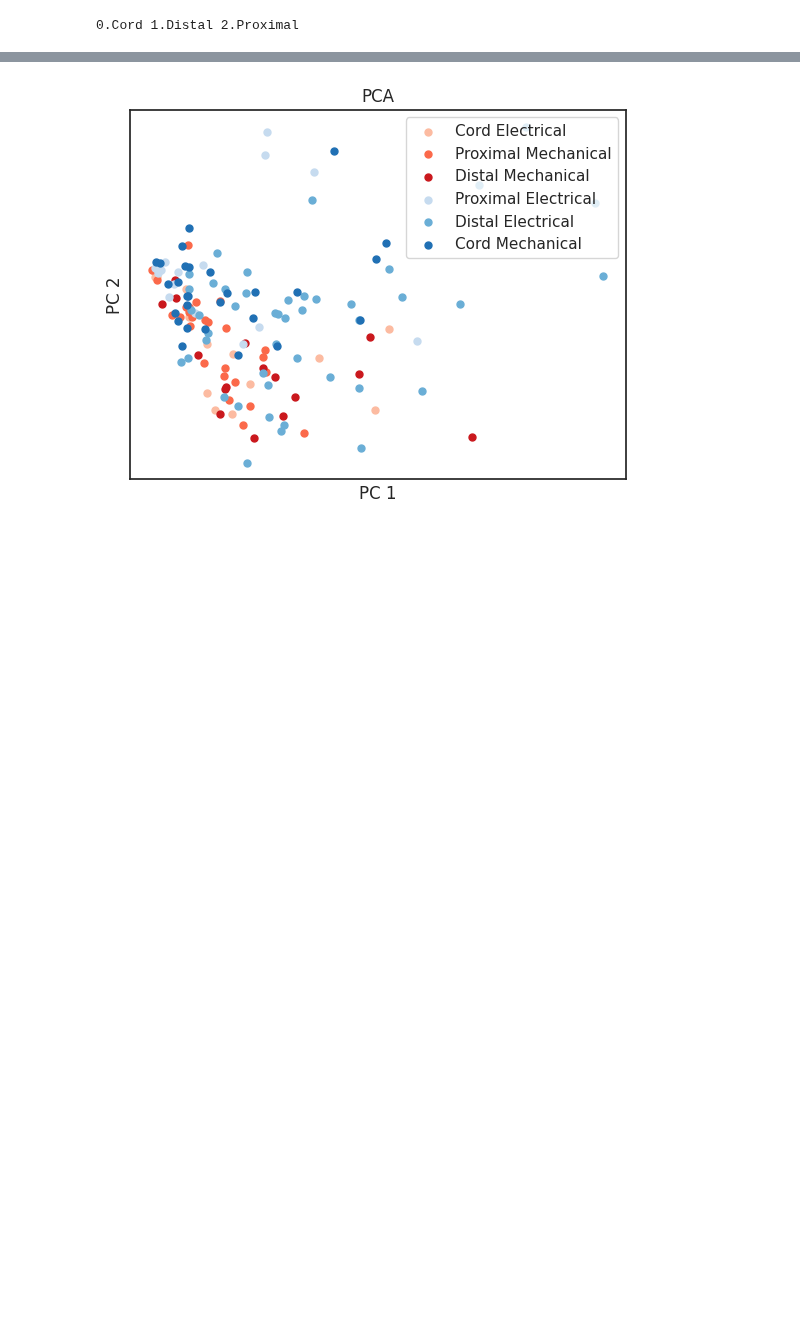
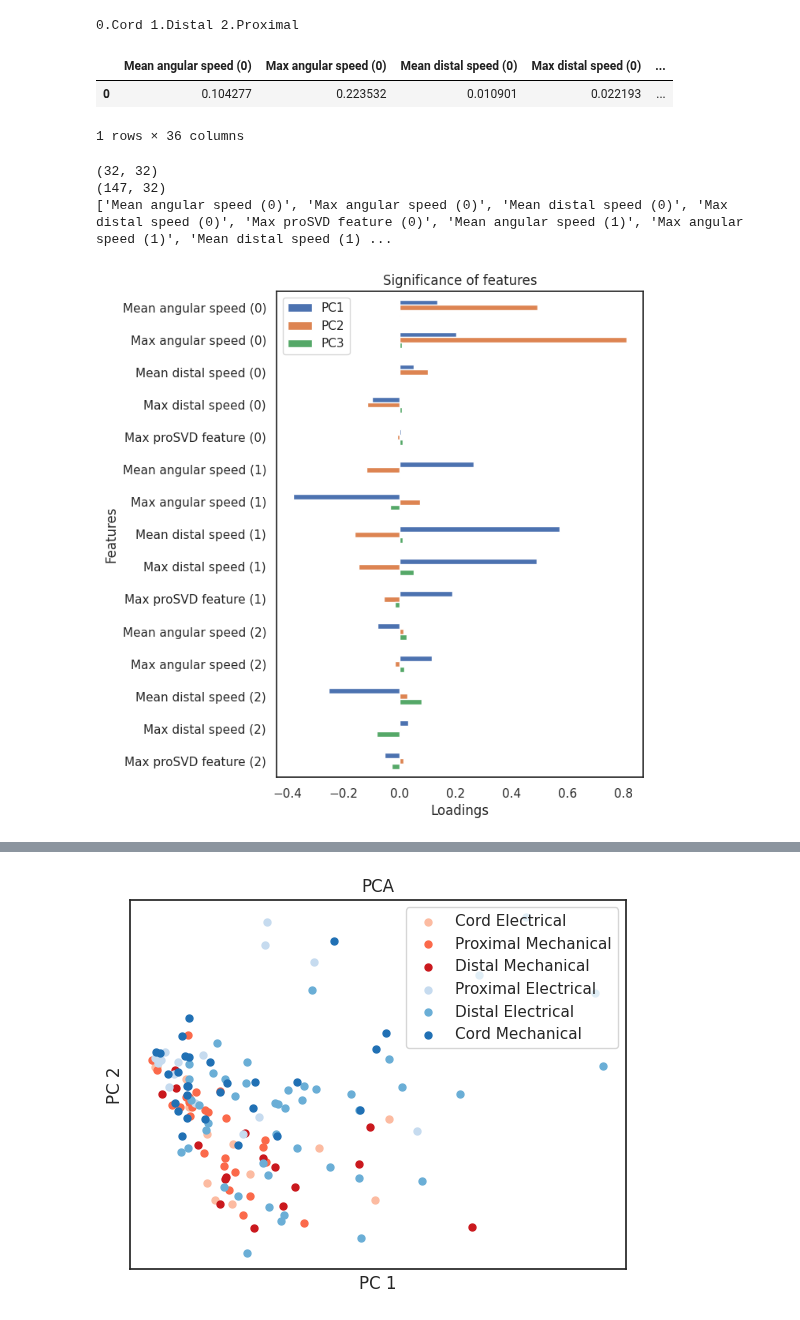
Before and after one commit to draeloslab/stim_behavior, a Jupyter notebook: notebooks/extract_dlc.ipynb, the cells around one changed output, grey strips where cells are left out. Drawn from its saved outputs; the diff is of its cells as text; code cells hidden in the pictures; blank space fills up the shorter version.

```diff
--- a/extract_dlc.ipynb
+++ b/notebooks/extract_dlc.ipynb
@@ -898,3 +901,50 @@ print('0.Cord 1.Distal 2.Proximal')
 | 1 | 45 |
 | 2 | 28 |
 0.Cord 1.Distal 2.Proximal
+# %%
+df_new_features.head(1)
+# %% [output]
+|  | Mean angular speed (0) | Max angular speed (0) | Mean distal speed (0) | Max distal speed (0) | ... |
+| 0 | 0.104277 | 0.223532 | 0.010901 | 0.022193 | ... |
+1 rows × 36 columns
+# %%
+print(pca.components_.shape)
+print(data.shape)
+# display(pca.components_)
+print(data.columns.tolist())
+# %% [output]
+(32, 32)
+(147, 32)
+['Mean angular speed (0)', 'Max angular speed (0)', 'Mean distal speed (0)', 'Max distal speed (0)', 'Max proSVD feature (0)', 'Mean angular speed (1)', 'Max angular speed (1)', 'Mean distal speed (1) ...
+# %%
+import pandas as pd
+import numpy as np
+from sklearn.decomposition import PCA
+import matplotlib.pyplot as plt
+
+# Generate some example data
+np.random.seed(0)
+data = df_new_features.select_dtypes(include='float64')
+
+# Perform PCA
+pca = PCA()
+pca.fit(data)
+
+# Access the loadings for the first two principal components for the three most important features
+n_features_to_plot = 15
+loadings_for_plot = pca.components_[:n_features_to_plot, :3]
+
+# Create a DataFrame to display the loadings
+features = data.columns.tolist()[:n_features_to_plot]
+loadings_df = pd.DataFrame(loadings_for_plot, columns=['PC1', 'PC2', 'PC3'], index=features)
+
+# Plot the loadings as a bar chart
+ax = loadings_df.plot(kind='barh', figsize=(6, 8))
+ax.invert_yaxis()
+plt.xlabel('Loadings')
+plt.ylabel('Features')
+plt.title('Significance of features')
+plt.xticks(rotation=0)
+plt.show()
+# %% [output]
+[figure, added]
```
Also changed, not shown: parts of 16 cells of this notebook, 5 other files.
